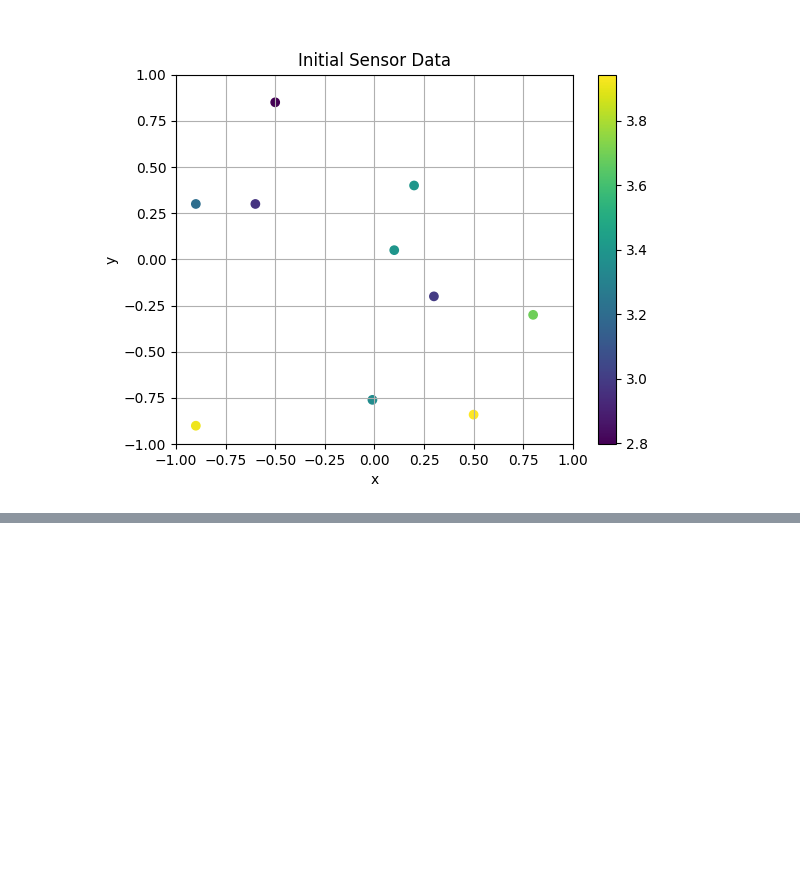
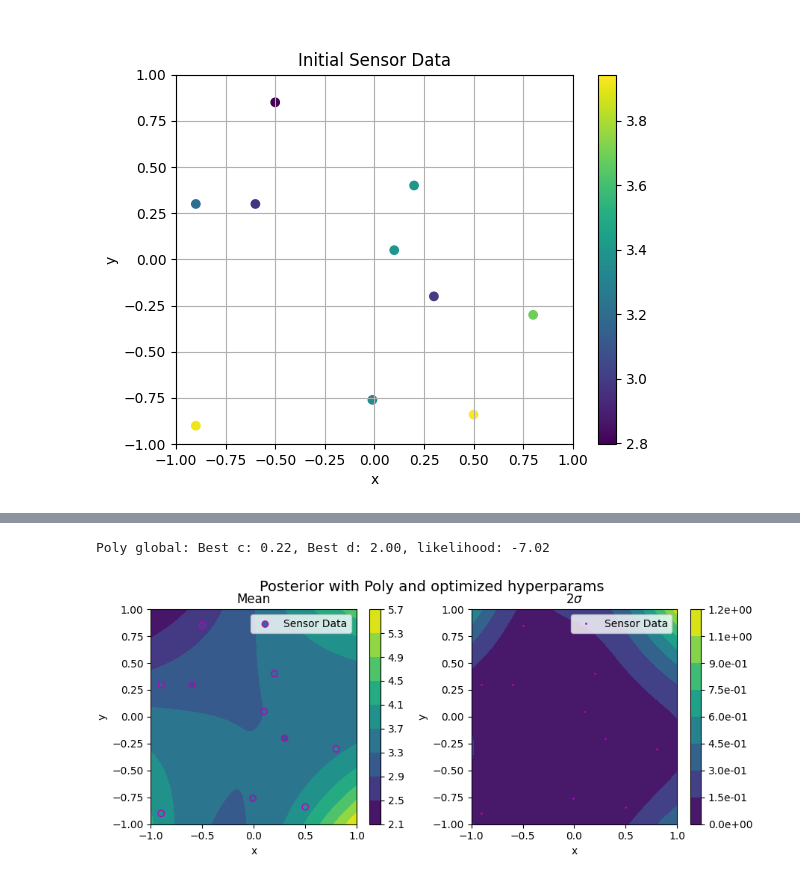
Before and after one commit to akshatd/ae567-inference, a Jupyter notebook: project_2a/ex1.ipynb, the cells around one changed output, grey strips where cells are left out. Cells and saved outputs as stored; diff of their text form; code cells hidden in the pictures; blank space fills up the shorter version.

Commit message:
explore all kernels

```diff
--- a/project_2a/ex1.ipynb
+++ b/project_2a/ex1.ipynb
@@ -230,0 +213,39 @@ plot_gpr(pred_mean, pred_cov, xdata, ydata, 'Posterior')
+# %%
+# tune hyperparams by maximizing likelihood because useful in low data regime
+
+def log_likelihood(xdata, ydata, noise_cov, kernel):
+    cov = build_covariance(xdata, xdata, kernel) + np.diag(noise_cov)
+    invcov = np.linalg.pinv(cov)
+    ydata = ydata - meanf(xdata)
+    log_likelihood = -0.5 * (np.dot(ydata, np.dot(invcov, ydata)) +
+                             np.linalg.slogdet(cov).logabsdet + len(ydata) * np.log(2 * np.pi))
+    return log_likelihood
+
+
+# using shitty global search instead of scipy cos d needs to be an int
+likelihood = -np.inf
+cs = np.linspace(0.1, 0.3, 100)
+ds = range(1, 3)
+po_c = 0
+po_d = 0
+for c in cs:
+    for d in ds:
+        def kernel(x, xp): return kernel_options["Poly"](x, xp, c=[c, c], d=[d, d])
+        lk = log_likelihood(xdata, ydata, noise_cov, kernel)
+        if lk > likelihood:
+            likelihood = lk
+            po_c = c
+            po_d = d
+
+print(f'Poly global: Best c: {po_c:.2f}, Best d: {po_d:.2f}, likelihood: {likelihood:.2f}')
+
+
+def kernel(x, xp):
+    return kernel_options["Poly"](x, xp, c=[po_c, po_c], d=[po_d, po_d])
+
+
+pred_mean, pred_cov = gpr(xdata, ydata, xpred, noise_cov, meanf, kernel)
+plot_gpr(pred_mean, pred_cov, xdata, ydata, 'Posterior with Poly and optimized hyperparams')
+# %% [output]
+Poly global: Best c: 0.22, Best d: 2.00, likelihood: -7.02
+[figure, added]
```
Also changed, not shown: parts of 10 cells of this notebook, 1 other file.
